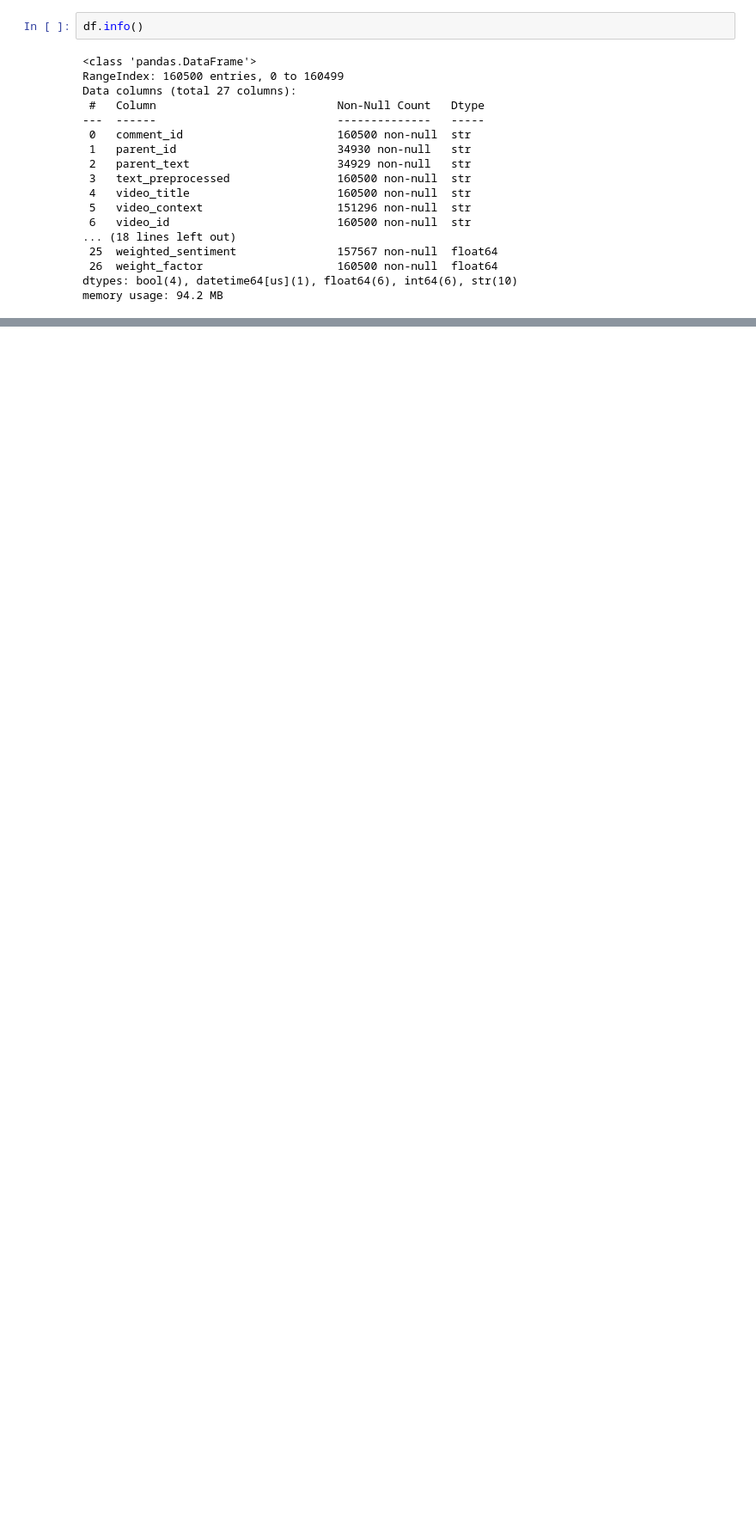
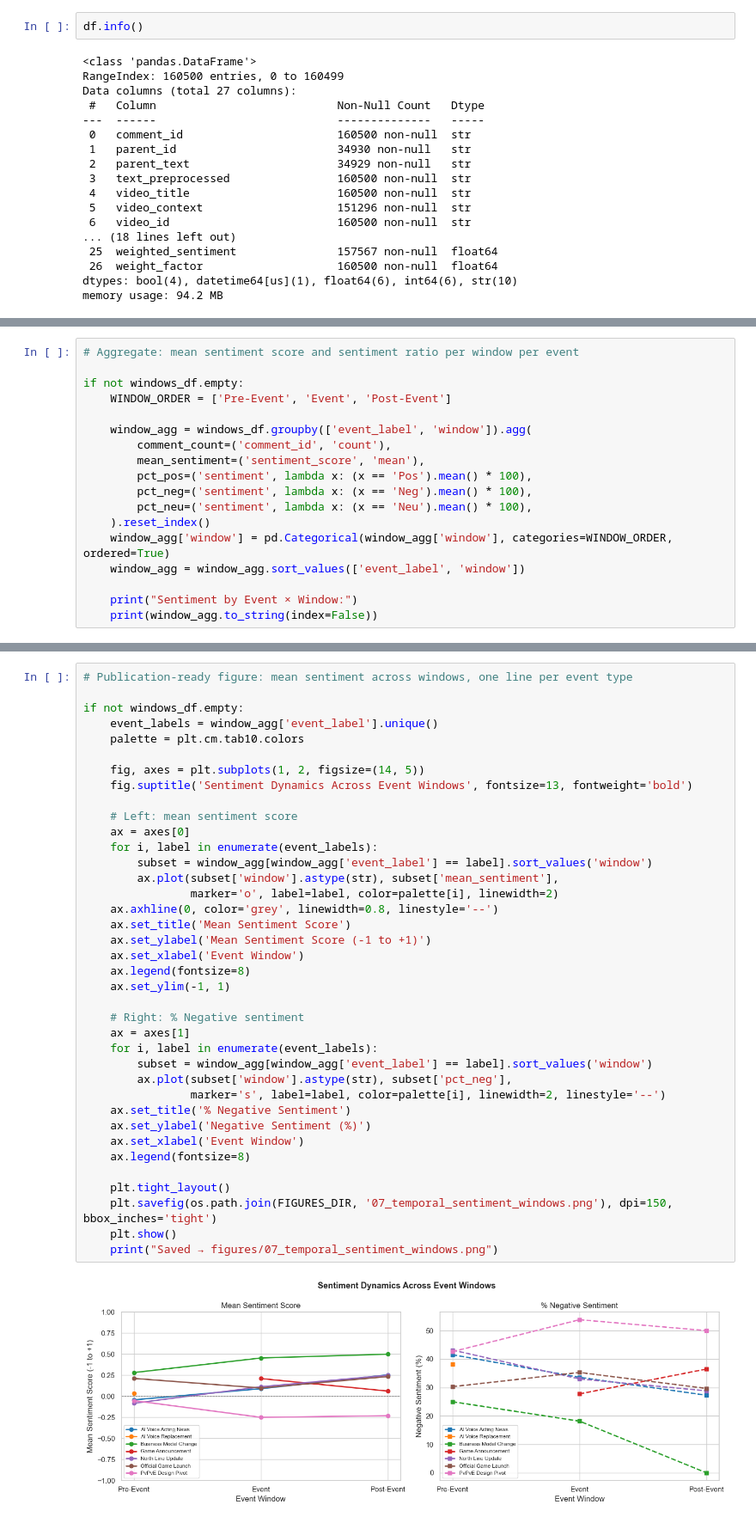
Before and after one commit to sibi-seeni/CAP5771_si.seenivasan, a Jupyter notebook: Final_Analysis.ipynb, the cells around one changed output, grey strips where cells are left out. Shown at 86% size. Cells and saved outputs as stored; diff of their text form; blank space fills up the shorter version.

```diff
--- a/Final_Analysis.ipynb
+++ b/Final_Analysis.ipynb
@@ -281,0 +640,18 @@ memory usage: 94.2 MB
+# %%
+# Aggregate: mean sentiment score and sentiment ratio per window per event
+
+if not windows_df.empty:
+    WINDOW_ORDER = ['Pre-Event', 'Event', 'Post-Event']
+
+    window_agg = windows_df.groupby(['event_label', 'window']).agg(
+        comment_count=('comment_id', 'count'),
+        mean_sentiment=('sentiment_score', 'mean'),
+        pct_pos=('sentiment', lambda x: (x == 'Pos').mean() * 100),
+        pct_neg=('sentiment', lambda x: (x == 'Neg').mean() * 100),
+        pct_neu=('sentiment', lambda x: (x == 'Neu').mean() * 100),
+    ).reset_index()
+    window_agg['window'] = pd.Categorical(window_agg['window'], categories=WINDOW_ORDER, ordered=True)
+    window_agg = window_agg.sort_values(['event_label', 'window'])
+
+    print("Sentiment by Event × Window:")
+    print(window_agg.to_string(index=False))
@@ -281,0 +679,40 @@ memory usage: 94.2 MB
+# %%
+# Publication-ready figure: mean sentiment across windows, one line per event type
+
+if not windows_df.empty:
+    event_labels = window_agg['event_label'].unique()
+    palette = plt.cm.tab10.colors
+
+    fig, axes = plt.subplots(1, 2, figsize=(14, 5))
+    fig.suptitle('Sentiment Dynamics Across Event Windows', fontsize=13, fontweight='bold')
+
+    # Left: mean sentiment score
+    ax = axes[0]
+    for i, label in enumerate(event_labels):
+        subset = window_agg[window_agg['event_label'] == label].sort_values('window')
+        ax.plot(subset['window'].astype(str), subset['mean_sentiment'],
+                marker='o', label=label, color=palette[i], linewidth=2)
+    ax.axhline(0, color='grey', linewidth=0.8, linestyle='--')
+    ax.set_title('Mean Sentiment Score')
+    ax.set_ylabel('Mean Sentiment Score (-1 to +1)')
+    ax.set_xlabel('Event Window')
+    ax.legend(fontsize=8)
+    ax.set_ylim(-1, 1)
+
+    # Right: % Negative sentiment
+    ax = axes[1]
+    for i, label in enumerate(event_labels):
+        subset = window_agg[window_agg['event_label'] == label].sort_values('window')
+        ax.plot(subset['window'].astype(str), subset['pct_neg'],
+                marker='s', label=label, color=palette[i], linewidth=2, linestyle='--')
+    ax.set_title('% Negative Sentiment')
+    ax.set_ylabel('Negative Sentiment (%)')
+    ax.set_xlabel('Event Window')
+    ax.legend(fontsize=8)
+
+    plt.tight_layout()
+    plt.savefig(os.path.join(FIGURES_DIR, '07_temporal_sentiment_windows.png'), dpi=150, bbox_inches='tight')
+    plt.show()
+    print("Saved → figures/07_temporal_sentiment_windows.png")
+# %% [output]
+[figure, added]
```
Also changed, not shown: parts of 26 cells of this notebook, 8 other files.
